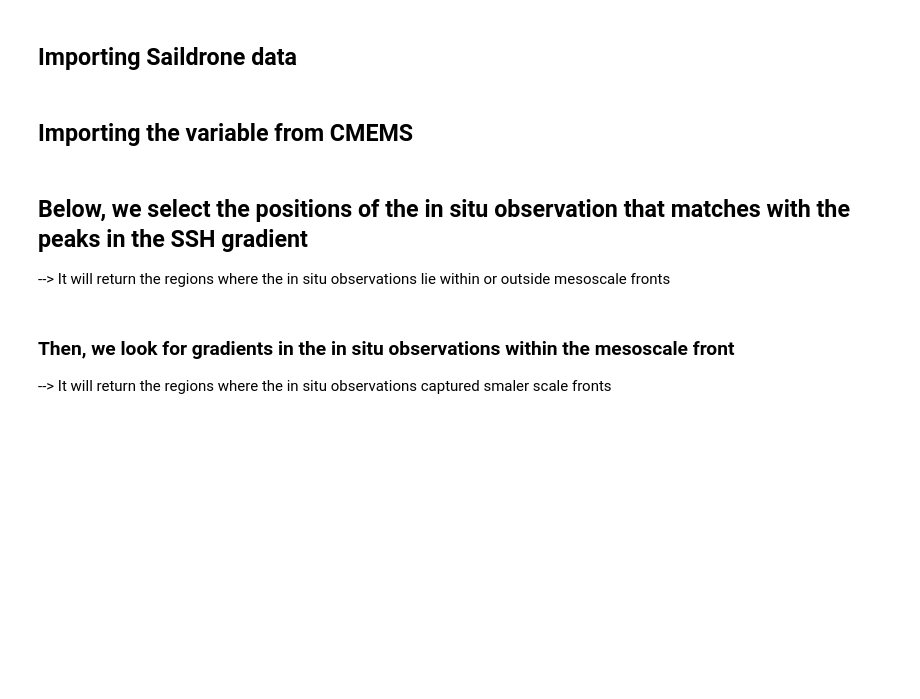
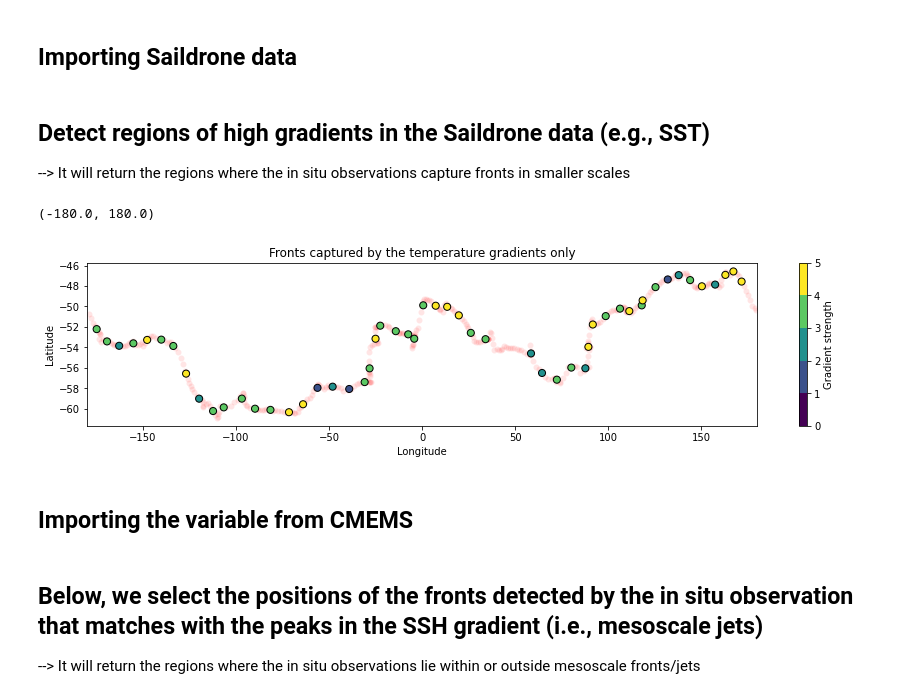
Before and after one commit to oceanhackweek/ohw22-proj-front-finder, a Jupyter notebook: scripts/alt_saild.ipynb, the cells around one changed output. Saved outputs shown, nothing was run; the diff lists cells and outputs as text; code cells hidden in the pictures; blank space fills up the shorter version.

Commit message:
comparing different orders to compute the gradients

```diff
--- a/scripts/alt_saild.ipynb
+++ b/scripts/alt_saild.ipynb
@@ -32,6 +32,43 @@ gdf = saildrone_processing.prepare_data(ds_saildrone, variables, aggregate_metho
 lat_sdrn  = gdf.latitude
 lon_sdrn  = gdf.longitude
 time_sdrn = gdf.time
+# %% [markdown]
+## Detect regions of high gradients in the Saildrone data (e.g., SST)
+--> It will return the regions where the in situ observations capture fronts in smaller scales
+# %%
+distance = functions.distFromStart(lat_sdrn.values, lon_sdrn.values)
+gdf_dist = gdf.copy()
+gdf_dist['distance_km'] = distance
+# %%
+# input the data variable that you want to find fronts with
+var = 'TEMP_CTD_RBR_MEAN'
+
+# TO DO: Discuss what criterion we should use for different variables.
+# criterion = [0.01, 0.05, 0.25, 0.75, 1]
+criterion = [0, 0.001, 0.0025, 0.005, 0.01]
+
+temp_fronts = detect_grad_1d(gdf_dist, var, criterion, x_bin = 500, min_obs = False)
+# %%
+fig, ax = plt.subplots(figsize = (15,3))
+
+cmap = plt.cm.viridis
+norm = mpl.colors.BoundaryNorm(np.arange(0, len(criterion)+1, 1), cmap.N)
+
+
+plt.scatter(gdf_dist.longitude, gdf_dist.latitude, c = 'r', label = 'no SSH grad', alpha = .1,
+            edgecolors = 'w')
+plt.scatter(temp_fronts.longitude, temp_fronts.latitude, c = temp_fronts.level, norm = norm, s = 50,
+            edgecolors = 'k')
+
+# CS = mean_sea_level.plot.contour(colors = 'dimgrey', alpha = 0.5, linewidths = 1.2, levels = adt_levels)
+plt.xlabel('Longitude')
+plt.ylabel('Latitude')
+plt.colorbar(label = 'Gradient strength', ticks = np.arange(0, len(criterion)+1, 1))
+plt.title('Fronts captured by the temperature gradients only')
+plt.xlim(-180,180)
+# %% [output]
+(-180.0, 180.0)
+[figure, added]
 # %% [markdown]
 ## Importing the variable from CMEMS
 # %%
@@ -44,7 +81,7 @@ time_sdrn = gdf.time
 # %% [markdown]
-## Below, we select the positions of the in situ observation that matches with the peaks in the SSH gradient
+## Below, we select the positions of the fronts detected by the in situ observation that matches with the peaks in the SSH gradient (i.e., mesoscale jets)
 
---> It will return the regions where the in situ observations lie within or outside mesoscale fronts
+--> It will return the regions where the in situ observations lie within or outside mesoscale fronts/jets
 # %%
 def match_obs_alt(altimeter, lon_sdrn, lat_sdrn, threshold = 2*1e-6):
     ''' Match the position of the peaks in SSH grad with the position of the in situ observation
@@ -83,3 +115,0 @@ def match_obs_alt(altimeter, lon_sdrn, lat_sdrn, threshold = 2*1e-6):
-# %% [markdown]
-### Then, we look for gradients in the in situ observations within the mesoscale front
---> It will return the regions where the in situ observations captured smaler scale fronts
```
Also changed, not shown: parts of 11 cells of this notebook.
